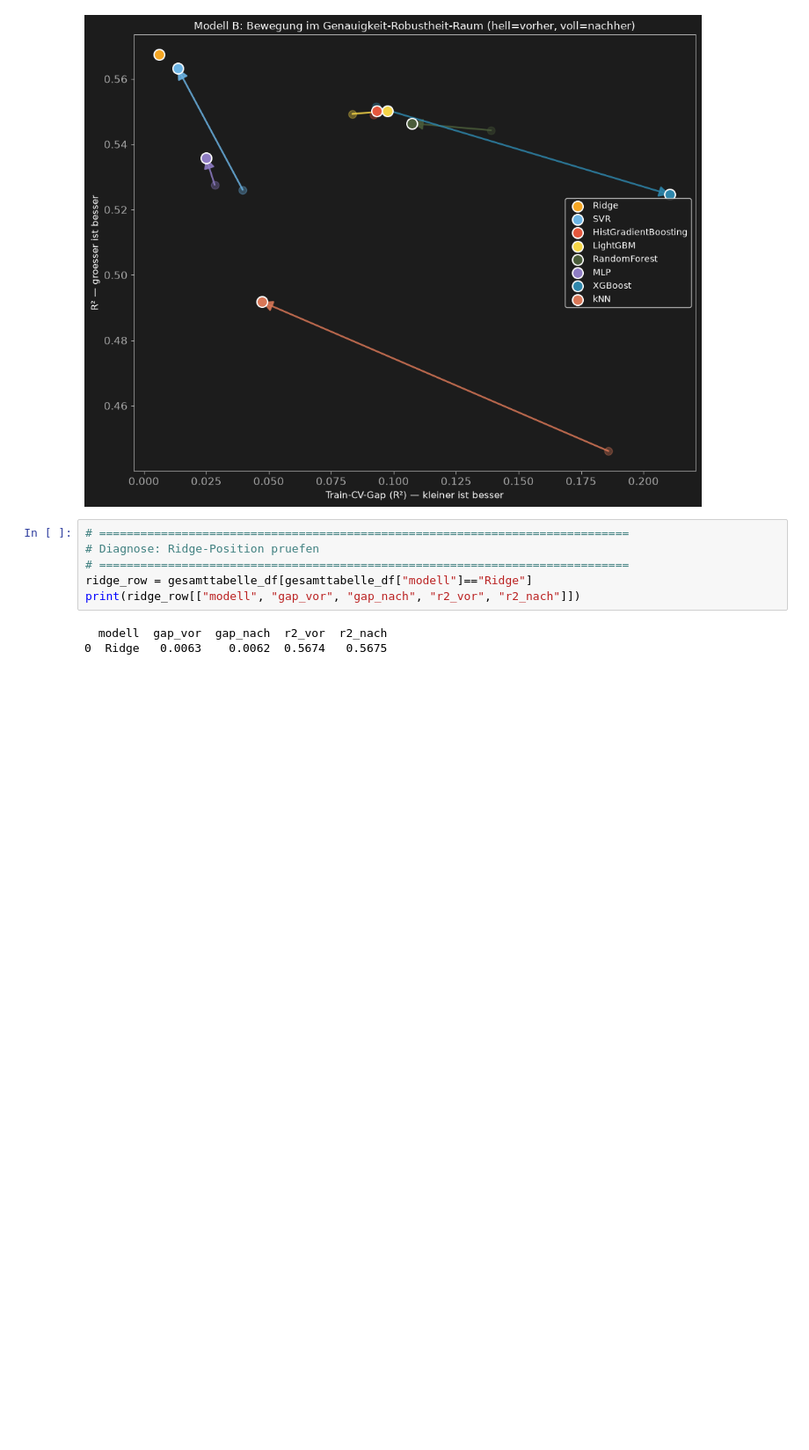
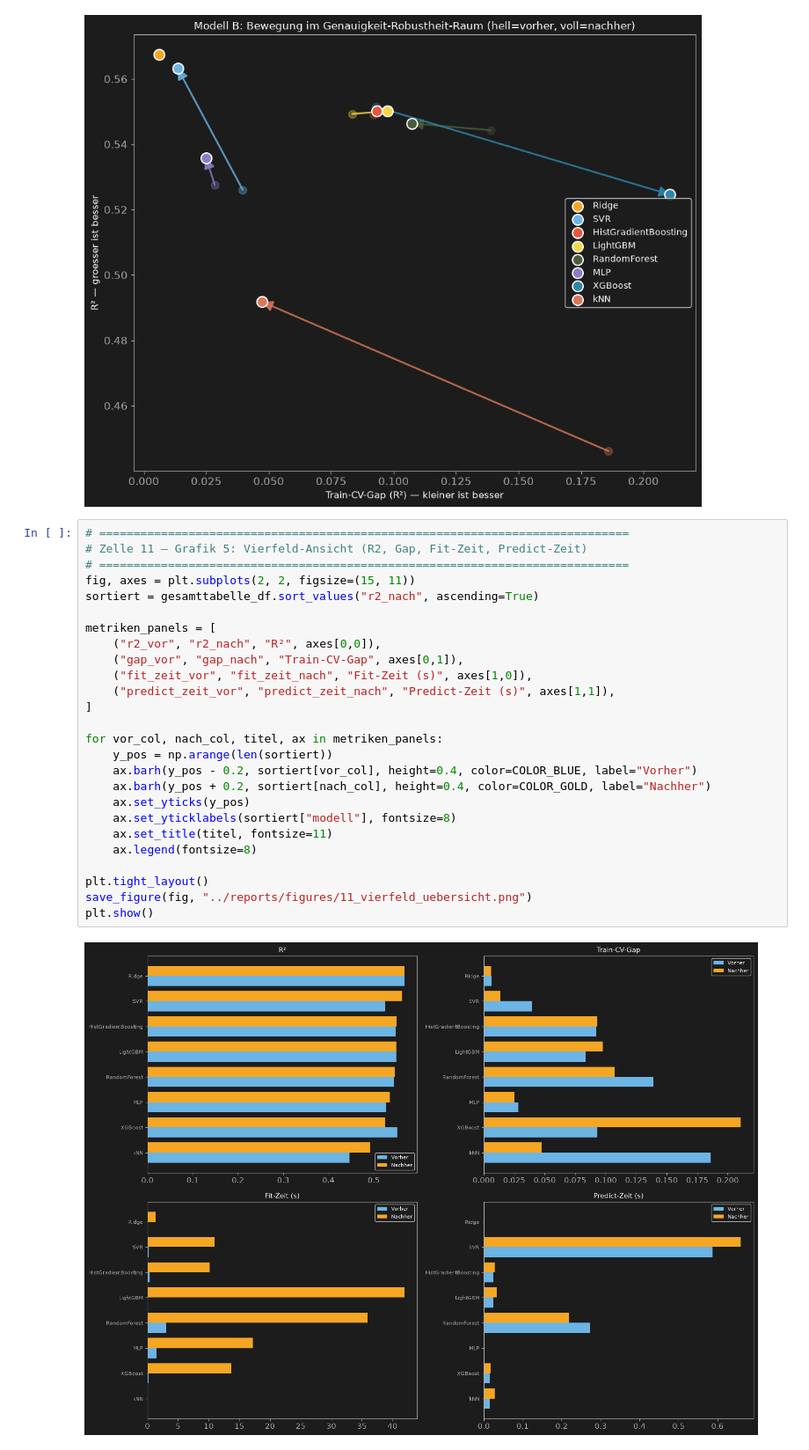
Before and after one commit to AwaTekoete/_MyExtrusionML_Synthetisch, a Jupyter notebook: notebooks/12_hyperparameter_tuning_model_b.ipynb, the cells around one changed output. Shown at 88% size. Drawn from its saved outputs; the diff is of its cells as text; blank space fills up the shorter version.

```diff
--- a/notebooks/12_hyperparameter_tuning_model_b.ipynb
+++ b/notebooks/12_hyperparameter_tuning_model_b.ipynb
@@ -637,10 +637,29 @@ plt.show()
 [figure]
 # %%
 # =============================================================================
-# Diagnose: Ridge-Position pruefen
+# Zelle 11 – Grafik 5: Vierfeld-Ansicht (R2, Gap, Fit-Zeit, Predict-Zeit)
 # =============================================================================
-ridge_row = gesamttabelle_df[gesamttabelle_df["modell"]=="Ridge"]
-print(ridge_row[["modell", "gap_vor", "gap_nach", "r2_vor", "r2_nach"]])
+fig, axes = plt.subplots(2, 2, figsize=(15, 11))
+sortiert = gesamttabelle_df.sort_values("r2_nach", ascending=True)
+
+metriken_panels = [
+    ("r2_vor", "r2_nach", "R²", axes[0,0]),
+    ("gap_vor", "gap_nach", "Train-CV-Gap", axes[0,1]),
+    ("fit_zeit_vor", "fit_zeit_nach", "Fit-Zeit (s)", axes[1,0]),
+    ("predict_zeit_vor", "predict_zeit_nach", "Predict-Zeit (s)", axes[1,1]),
+]
+
+for vor_col, nach_col, titel, ax in metriken_panels:
+    y_pos = np.arange(len(sortiert))
+    ax.barh(y_pos - 0.2, sortiert[vor_col], height=0.4, color=COLOR_BLUE, label="Vorher")
+    ax.barh(y_pos + 0.2, sortiert[nach_col], height=0.4, color=COLOR_GOLD, label="Nachher")
+    ax.set_yticks(y_pos)
+    ax.set_yticklabels(sortiert["modell"], fontsize=8)
+    ax.set_title(titel, fontsize=11)
+    ax.legend(fontsize=8)
+
+plt.tight_layout()
+save_figure(fig, "../reports/figures/11_vierfeld_uebersicht.png")
+plt.show()
 # %% [output]
-  modell  gap_vor  gap_nach  r2_vor  r2_nach
-0  Ridge   0.0063    0.0062  0.5674   0.5675
+[figure, added]
```
Also changed, not shown: parts of 4 cells of this notebook, 4 other files.
